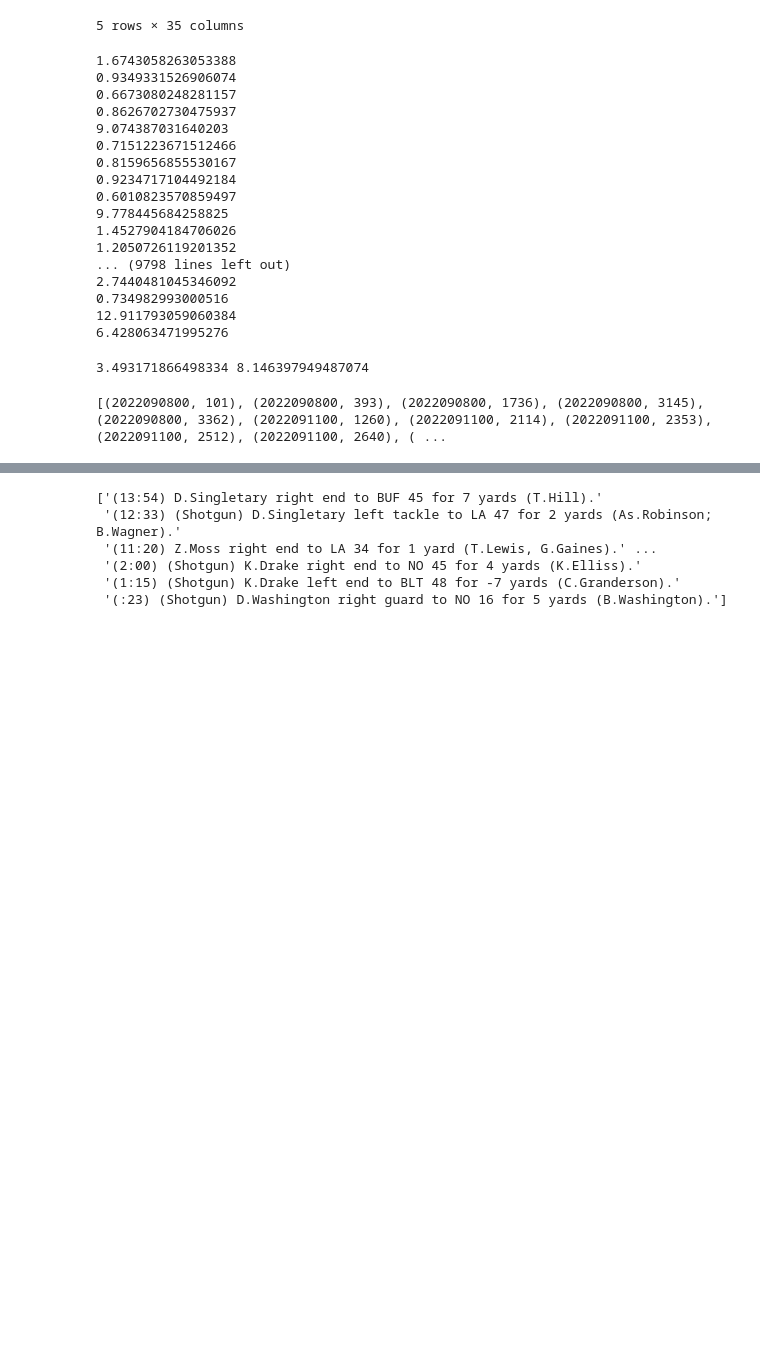
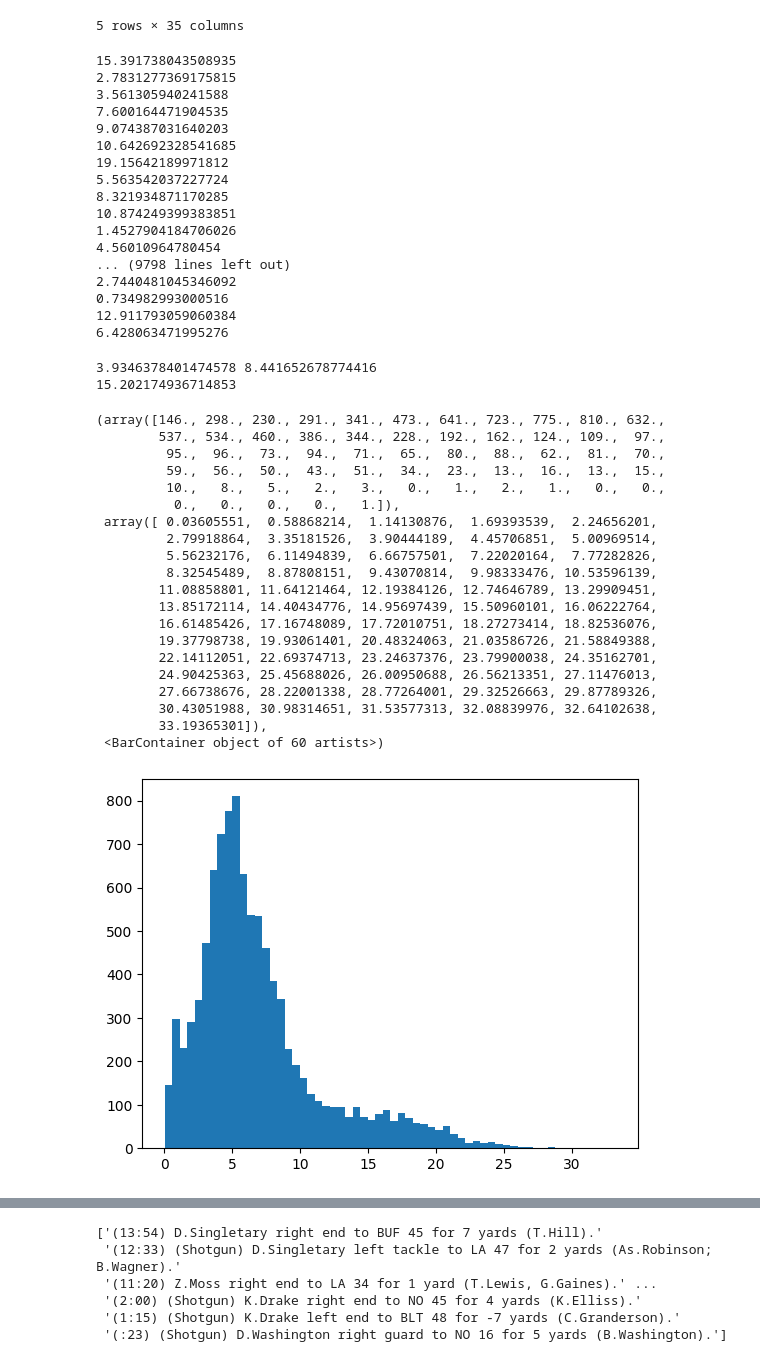
Before and after one commit to rudraravl/nfldatabowl2024, a Jupyter notebook: codemonkeynfl.ipynb, the cells around one changed output, grey strips where cells are left out. Drawn from its saved outputs; the diff is of its cells as text; code cells hidden in the pictures; blank space fills up the shorter version.

```diff
--- a/codemonkeynfl.ipynb
+++ b/codemonkeynfl.ipynb
@@ -182,11 +183,13 @@ plays.head()
 
 # array storing the distance from the tackler to the point of reception/handoff at the moment of play start
 all_start_dists = []
+# Stores tuple of (playId, gameId, start frame #)
 play_nums = []
 
 for index, play in tackles.iterrows():
     current_game_id = play['gameId']
     current_play_id = play['playId']
+    #filter to only run plays
     if (plays[(plays['gameId'] == current_game_id) & (plays['playId'] == current_play_id)]['passResult'].values[0] != 'R'):
         continue
     tackler_id = play['nflId']
@@ -202,6 +205,7 @@ for index, play in tackles.iterrows():
     # saves the following at moment of reception/handoff:
     #   [ball_carrier_x, ball_carrier_y, football_x, football_y, frame #]
     min_dist_positions = [-1, -1, -1, -1, -1]
+    start_frame = -1
     # print("play: ", index)
     for i in range(1,max(current_play['frameId'])):
         try:
@@ -222,6 +226,7 @@ for index, play in tackles.iterrows():
                 if dist < .3:
                     break
         except:
+            start_frame = i
             continue
 
     curr_frame = current_play[current_play['frameId'] == min_dist_positions[4]]
@@ -229,26 +234,27 @@ for index, play in tackles.iterrows():
     try:
         tackler_x = curr_frame.iloc[0, 9]
         tackler_y = curr_frame.iloc[0, 10]
-        play_nums.append((current_game_id, current_play_id))
-        all_start_dists.append(math.dist([min_dist_positions[0], min_dist_positions[1]], [tackler_x, tackler_y]))
+        tackler_distance = math.dist([min_dist_positions[0], min_dist_positions[1]], [tackler_x, tackler_y])
+        all_start_dists.append(tackler_distance)
+        play_nums.append((current_game_id, current_play_id, start_frame))
     except:
         continue
 
 for entry in all_start_dists:
     print(entry)
 # %% [output]
-1.6743058263053388
-0.9349331526906074
-0.6673080248281157
-0.8626702730475937
+15.391738043508935
+2.7831277369175815
+3.561305940241588
+7.600164471904535
 9.074387031640203
-0.7151223671512466
-0.8159656855530167
-0.9234717104492184
-0.6010823570859497
-9.778445684258825
+10.642692328541685
+19.15642189971812
+5.563542037227724
+8.321934871170285
+10.874249399383851
 1.4527904184706026
-1.2050726119201352
+4.56010964780454
 ... (9798 lines left out)
 2.7440481045346092
 0.734982993000516
@@ -256,23 +262,44 @@ for entry in all_start_dists:
 6.428063471995276
 # %%
 # After running previous cell, all_start_dists has all the distances from ball carrier to tackler at playstart
-# TODO: get distribution of start dist data, store 3rd quartile
+# for outlier using 1.5IQR + Q3
 
 all_start_dists = np.array(all_start_dists)
 
 # print(all_start_dists)
 
 quartile_3 = np.percentile(all_start_dists, 75)
 quartile_1 = np.percentile(all_start_dists, 25)
 
 print(quartile_1, quartile_3)
 #2.3998176158978235 8.170188186099834
+# plt.hist(all_start_dists, bins=50)
+print(quartile_3 + 1.5*(quartile_3  - quartile_1))
+plt.hist(all_start_dists, bins = 60)
 # %% [output]
-3.493171866498334 8.146397949487074
+3.9346378401474578 8.441652678774416
+15.202174936714853
+(array([146., 298., 230., 291., 341., 473., 641., 723., 775., 810., 632.,
+        537., 534., 460., 386., 344., 228., 192., 162., 124., 109.,  97.,
+         95.,  96.,  73.,  94.,  71.,  65.,  80.,  88.,  62.,  81.,  70.,
+         59.,  56.,  50.,  43.,  51.,  34.,  23.,  13.,  16.,  13.,  15.,
+         10.,   8.,   5.,   2.,   3.,   0.,   1.,   2.,   1.,   0.,   0.,
+          0.,   0.,   0.,   0.,   1.]),
+ array([ 0.03605551,  0.58868214,  1.14130876,  1.69393539,  2.24656201,
+         2.79918864,  3.35181526,  3.90444189,  4.45706851,  5.00969514,
+         5.56232176,  6.11494839,  6.66757501,  7.22020164,  7.77282826,
+         8.32545489,  8.87808151,  9.43070814,  9.98333476, 10.53596139,
+        11.08858801, 11.64121464, 12.19384126, 12.74646789, 13.29909451,
+        13.85172114, 14.40434776, 14.95697439, 15.50960101, 16.06222764,
+        16.61485426, 17.16748089, 17.72010751, 18.27273414, 18.82536076,
+        19.37798738, 19.93061401, 20.48324063, 21.03586726, 21.58849388,
+        22.14112051, 22.69374713, 23.24637376, 23.79900038, 24.35162701,
+        24.90425363, 25.45688026, 26.00950688, 26.56213351, 27.11476013,
+        27.66738676, 28.22001338, 28.77264001, 29.32526663, 29.87789326,
+        30.43051988, 30.98314651, 31.53577313, 32.08839976, 32.64102638,
+        33.19365301]),
+ <BarContainer object of 60 artists>)
+[figure, added]
-# %%
-print((play_nums))
-# %% [output]
-[(2022090800, 101), (2022090800, 393), (2022090800, 1736), (2022090800, 3145), (2022090800, 3362), (2022091100, 1260), (2022091100, 2114), (2022091100, 2353), (2022091100, 2512), (2022091100, 2640), ( ...
 # %%
 """
 df needs: for all runs we want:
```
Also changed, not shown: parts of 3 cells of this notebook.
